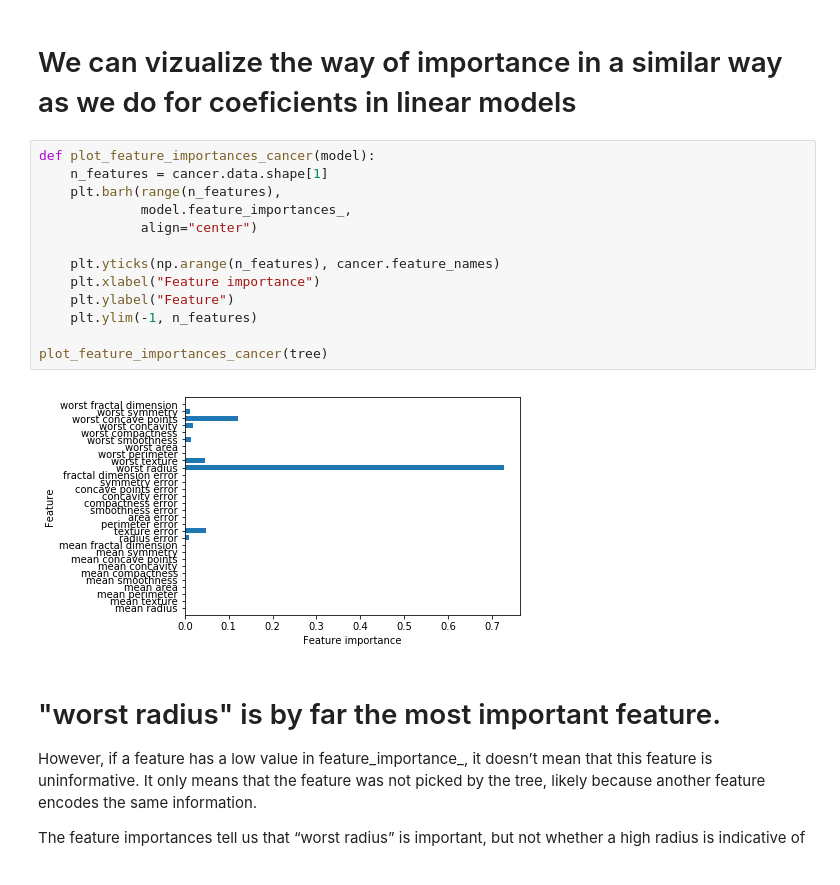
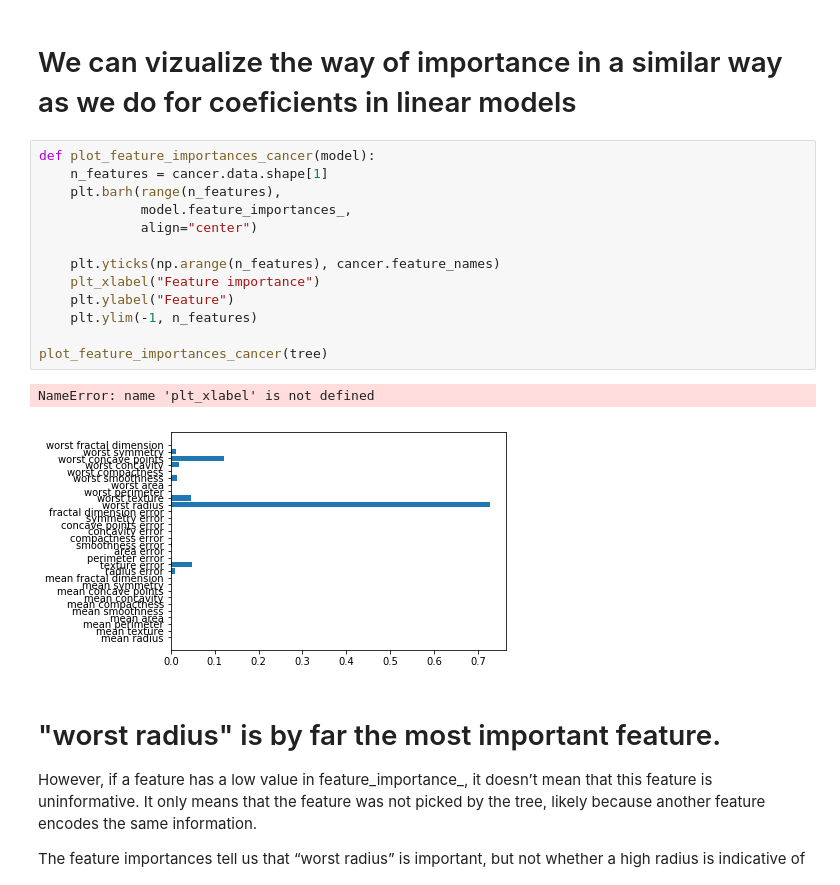
Before and after one commit to irmoralesb/IntroductionToMLWithPython, a Jupyter notebook: Source/Chapter02/DecisionTrees/Classification/decisionTreeClassifier.ipynb, the cells around one changed output. Drawn from its saved outputs; the diff is of its cells as text.

```diff
--- a/Source/Chapter02/DecisionTrees/Classification/decisionTreeClassifier.ipynb
+++ b/Source/Chapter02/DecisionTrees/Classification/decisionTreeClassifier.ipynb
@@ -68,18 +69,19 @@ Feature importances:
 # %%
 def plot_feature_importances_cancer(model):
     n_features = cancer.data.shape[1]
     plt.barh(range(n_features),
              model.feature_importances_,
              align="center")
 
     plt.yticks(np.arange(n_features), cancer.feature_names)
-    plt.xlabel("Feature importance")
+    plt_xlabel("Feature importance")
     plt.ylabel("Feature")
     plt.ylim(-1, n_features)
 
 plot_feature_importances_cancer(tree)
 # %% [output]
+NameError: name 'plt_xlabel' is not defined
-[figure, old version]
+[figure, new version]
 # %% [markdown]
 # "worst radius" is by far the most important feature.
 However, if a feature has a low value in feature_importance_, it doesn’t mean that this feature is uninformative. It only means that the feature was not picked by the tree, likely because another feature encodes the same information.
```
Also changed, not shown: parts of 3 cells of this notebook.
